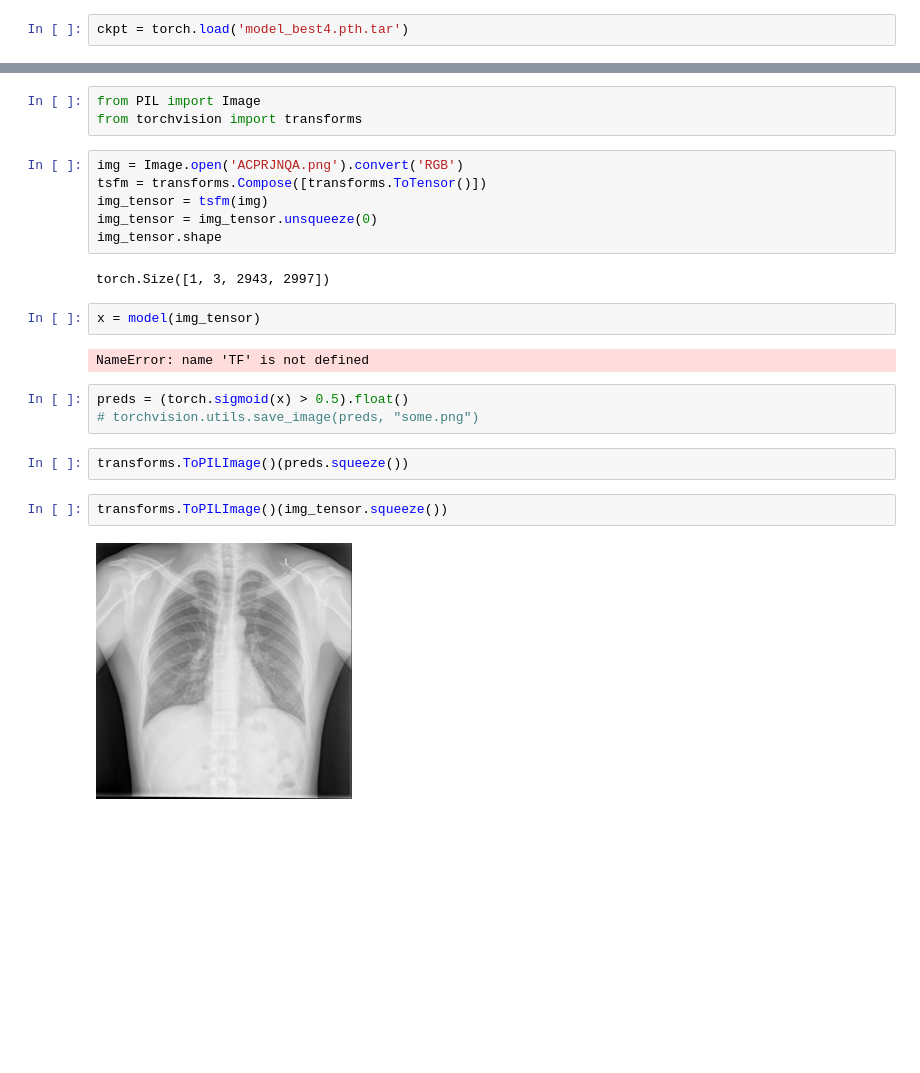
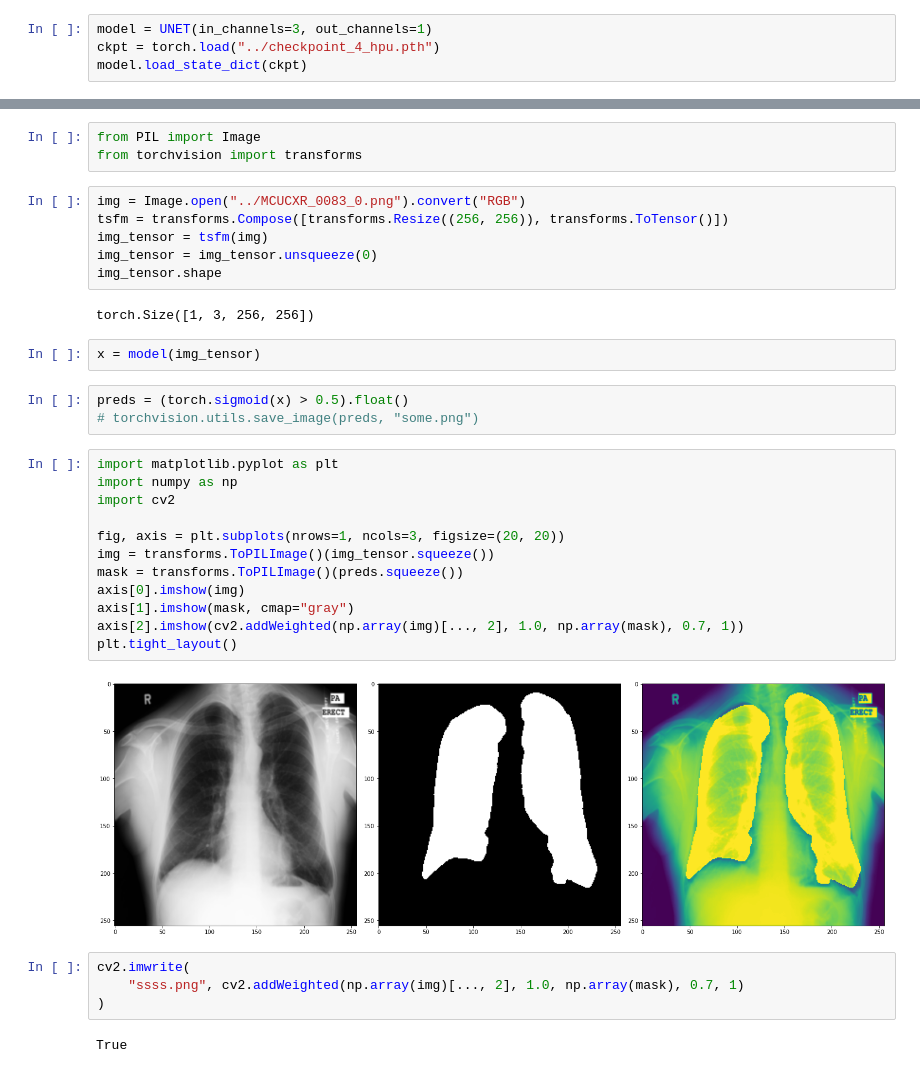
Before and after one commit to mrdvince/dltb_hpu, a Jupyter notebook: notebooks/inference.ipynb, the cells around one changed output, grey strips where cells are left out. Saved outputs shown, nothing was run; the diff lists cells and outputs as text; blank space fills up the shorter version.

```diff
--- a/notebooks/inference.ipynb
+++ b/notebooks/inference.ipynb
@@ -11,2 +10,4 @@ model = UNET(in_channels=3, out_channels=1)
 # %%
-ckpt = torch.load('model_best4.pth.tar')
+model = UNET(in_channels=3, out_channels=1)
+ckpt = torch.load("../checkpoint_4_hpu.pth")
+model.load_state_dict(ckpt)
@@ -18,23 +17,35 @@ model.load_state_dict(ckpt)
 from PIL import Image
 from torchvision import transforms
 # %%
-img = Image.open('ACPRJNQA.png').convert('RGB')
-tsfm = transforms.Compose([transforms.ToTensor()])
+img = Image.open("../MCUCXR_0083_0.png").convert("RGB")
+tsfm = transforms.Compose([transforms.Resize((256, 256)), transforms.ToTensor()])
 img_tensor = tsfm(img)
 img_tensor = img_tensor.unsqueeze(0)
 img_tensor.shape
 # %% [output]
-torch.Size([1, 3, 2943, 2997])
+torch.Size([1, 3, 256, 256])
 # %%
 x = model(img_tensor)
-# %% [output]
-NameError: name 'TF' is not defined
 # %%
 preds = (torch.sigmoid(x) > 0.5).float()
 # torchvision.utils.save_image(preds, "some.png")
-# %%
-transforms.ToPILImage()(preds.squeeze())
-# %%
-transforms.ToPILImage()(img_tensor.squeeze())
-# %% [output]
-[figure, removed]
+# %%
+import matplotlib.pyplot as plt
+import numpy as np
+import cv2
+
+fig, axis = plt.subplots(nrows=1, ncols=3, figsize=(20, 20))
+img = transforms.ToPILImage()(img_tensor.squeeze())
+mask = transforms.ToPILImage()(preds.squeeze())
+axis[0].imshow(img)
+axis[1].imshow(mask, cmap="gray")
+axis[2].imshow(cv2.addWeighted(np.array(img)[..., 2], 1.0, np.array(mask), 0.7, 1))
+plt.tight_layout()
+# %% [output]
+[figure, added]
+# %%
+cv2.imwrite(
+    "ssss.png", cv2.addWeighted(np.array(img)[..., 2], 1.0, np.array(mask), 0.7, 1)
+)
+# %% [output]
+True
```
Also changed, not shown: parts of 4 cells of this notebook, 1 other file.
